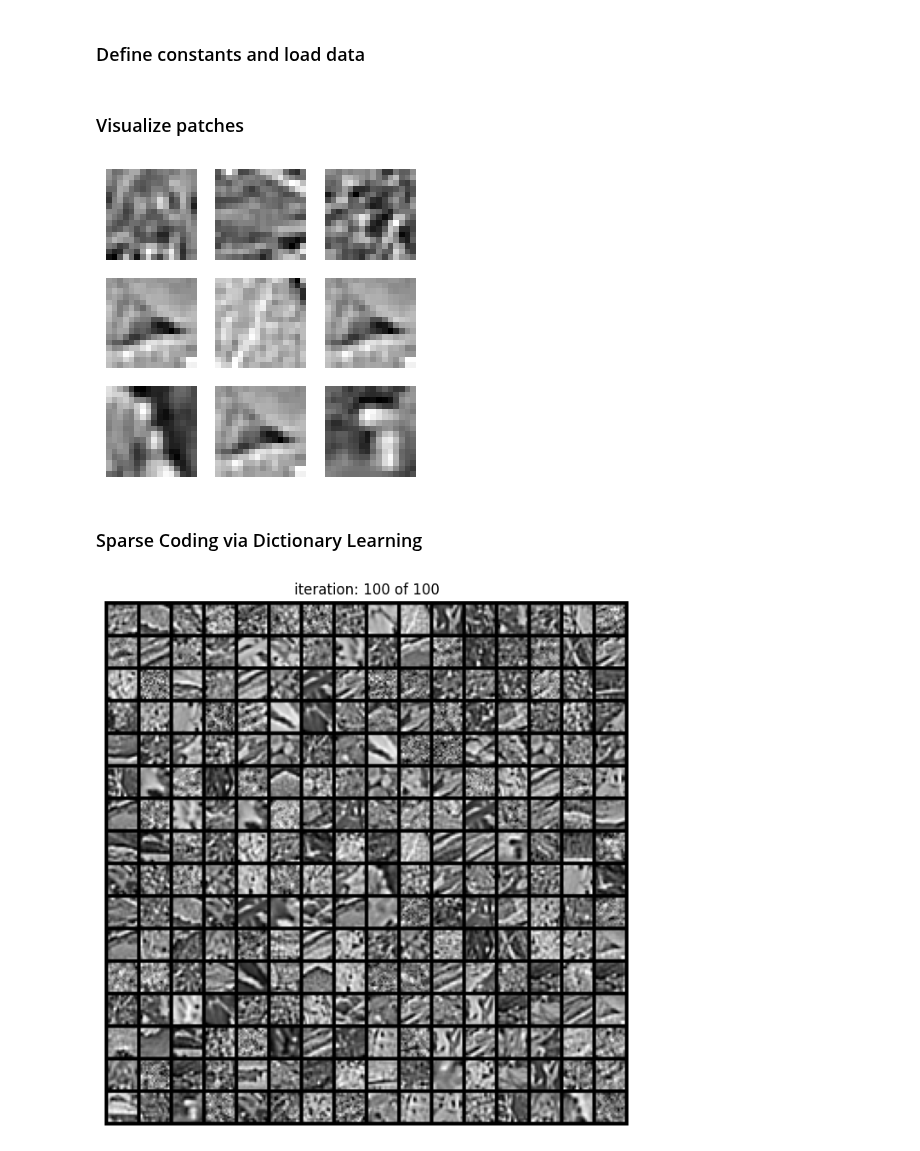
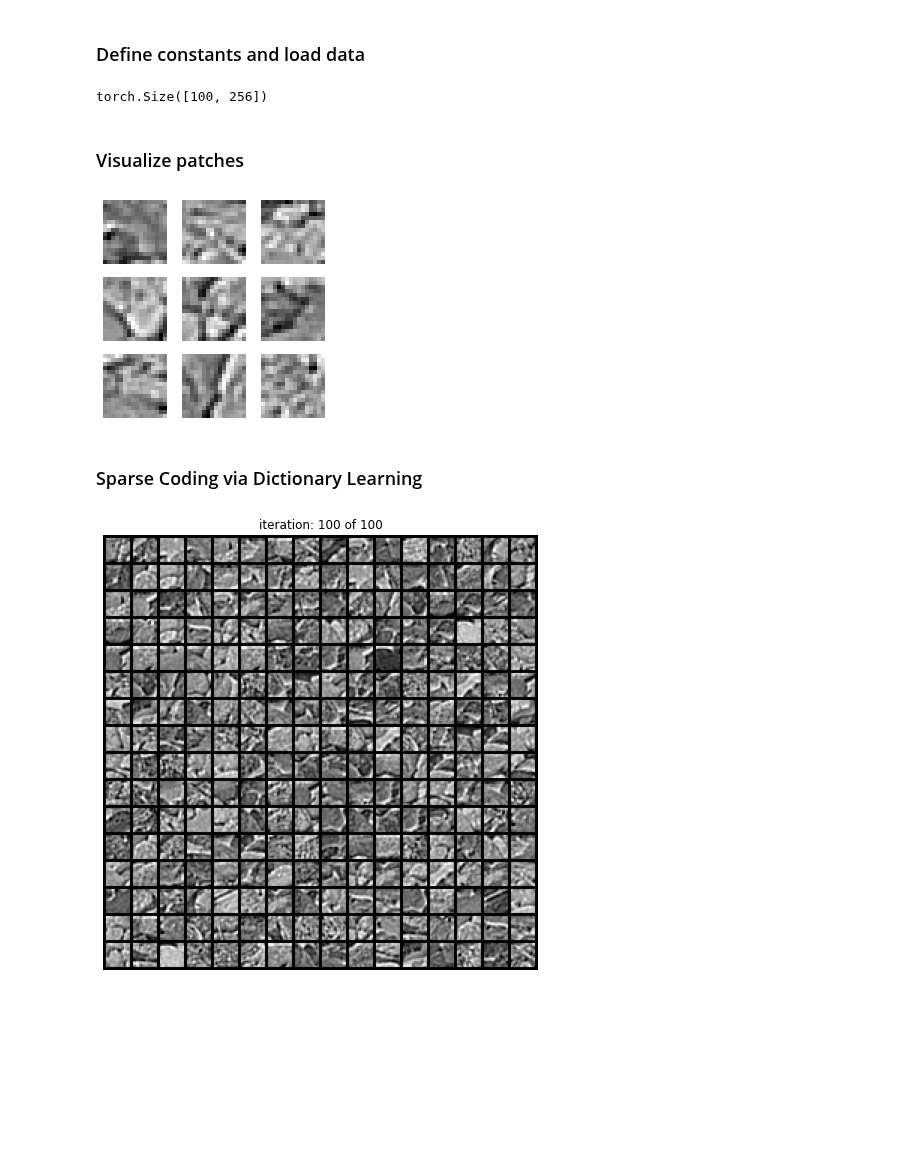
Before and after one commit to rctn/sparsecoding, a Jupyter notebook: examples/ista_example.ipynb, the cells around one changed output. Cells and saved outputs as stored; diff of their text form; code cells hidden in the pictures; blank space fills up the shorter version.

Commit message:
Standardize data loading in example notebooks

```diff
--- a/examples/ista_example.ipynb
+++ b/examples/ista_example.ipynb
@@ -14,19 +11,18 @@ from sparsecoding.visualization import plot_patches
 # %% [markdown]
 ### Define constants and load data
 # %%
-# your path here
-img_dir = os.path.join(os.environ['DATA_PATH'],'data','IMAGES.mat')
+# Enter path of the Field dataset. If it does not exist, it will be downloaded.
+data_path = "./"
+n_samples = 100
+patch_size = 16
+n_features = patch_size**2
+images = field.FieldDataset(patch_size=patch_size, root=data_path)
 
-images = loadmat(img_dir)['IMAGES']
-images = torch.tensor(images).permute([2,0,1]).unsqueeze(1)
-images = images.type(torch.float32)
-n_images = images.shape[-1]
-n_patches = 100
-patch_size = 16
-patches = sample_random_patches(image=images, patch_size=patch_size, num_patches=n_patches)
-data = patches.reshape([n_patches, -1])
-
-n_samples, n_features = data.shape
+# Get n_samples, reshape to 2D, and cast to torch.float32.
+data = images[:n_samples].reshape(n_samples, -1).to(torch.float32)
+print(data.shape)
+# %% [output]
+torch.Size([100, 256])
 # %% [markdown]
 ### Visualize patches
 # %%
@@ -40,7 +36,7 @@ for i in range(1, cols * rows + 1):
     plt.imshow(img.squeeze().reshape([patch_size,patch_size]), cmap="gray")
 plt.show()
 # %% [output]
-[figure, old version]
+[figure, new version]
 # %% [markdown]
 ### Sparse Coding via Dictionary Learning
 # %%
@@ -50,18 +46,18 @@ sc = models.SparseCoding(inference_method=ista,n_basis=n_features,n_features=n_f
 # %%
 n_epoch = 100
 montage_update_rate = 10
-nrow = 16
+nrow = patch_size
 fig,ax = plot_dictionary(sc.dictionary,nrow=nrow)
 losses = np.array([])
 
 # Learn dictionary (note learn_dictionary() includes inference).
 for i in range(n_epoch//montage_update_rate):
     loss = sc.learn_dictionary(dataset=data,n_epoch=n_epoch,batch_size=500)
     losses = np.concatenate([losses,loss])
 
 fig,ax = plot_dictionary(sc.dictionary,fig=fig,ax=ax,title='iteration: %d of %d'%(n_epoch,n_epoch),nrow=nrow)
 # %% [output]
-[figure, old version]
+[figure, new version]
 # %%
 dictionary = torch.tensor(sc.get_numpy_dictionary().astype(np.float32))
 a = ista.infer(data, dictionary)
```
Also changed, not shown: parts of 4 cells of this notebook, 2 other files.
